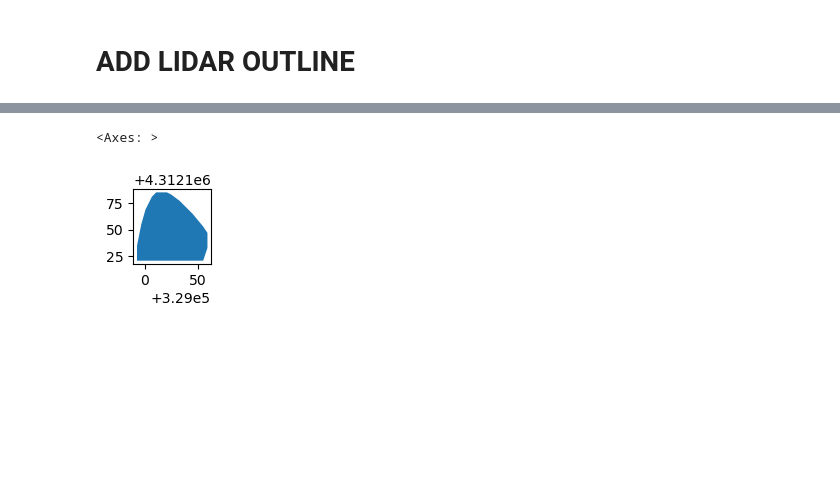
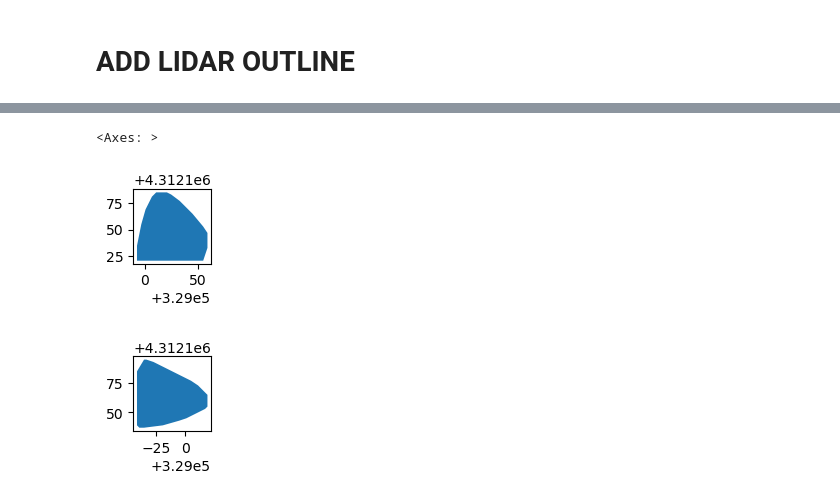
Before and after one commit to elischwat/sublimationofsnow, a Jupyter notebook: analysis/paper3/figure1_create.ipynb, the cells around one changed output, grey strips where cells are left out. Cells and saved outputs as stored; diff of their text form; code cells hidden in the pictures; blank space fills up the shorter version.

```diff
--- a/analysis/paper3/figure1_create.ipynb
+++ b/analysis/paper3/figure1_create.ipynb
@@ -73,42 +79,57 @@ l2_elevation_20230516_0000.tif  read_dsms.ipynb
 # %%
-lidar = rix.open_rasterio("lidar_data/l2_elevation_20230515_0000.tif")
+lidar_l2 = rix.open_rasterio("lidar_data/l2_elevation_20230515_0000.tif")
+lidar_l6 = rix.open_rasterio("lidar_data/l6_elevation_20230515_0000.tif")
 # %%
-src_raster = rix.open_rasterio('lidar_data/l2_elevation_20230515_0000.tif')
-src_raster = src_raster.sel(band=1).astype('float32').rio.reproject(
-    src_raster.rio.crs,
+src_raster = lidar_l2.sel(band=1).astype('float32').rio.reproject(
+    lidar_l2.rio.crs,
     resolution = (2,2)
 )
-src_raster.rio.to_raster('img.tif')
+src_raster.rio.to_raster('l2.tif')
+
+src_raster = lidar_l6.sel(band=1).astype('float32').rio.reproject(
+    lidar_l6.rio.crs,
+    resolution = (2,2)
+)
+src_raster.rio.to_raster('l6.tif')
 
 
 import rasterio
 from rasterio.features import shapes
 from shapely.geometry import shape
 
 from geopandas import GeoDataFrame
 from pandas import DataFrame
 
 
-with rasterio.open('img.tif') as src:
-    data = src.read(1, masked=True)
-
+with rasterio.open('l2.tif') as src:
+    data_l2 = src.read(1, masked=True)
     # Use a generator instead of a list
-    shape_gen = ((shape(s), v) for s, v in shapes(data, transform=src.transform))
-
-    # either build a pd.DataFrame
-    # df = DataFrame(shape_gen, columns=['geometry', 'class'])
-    # gdf = GeoDataFrame(df["class"], geometry=df.geometry, crs=src.crs)
-
+    shape_gen_l2 = ((shape(s), v) for s, v in shapes(data_l2, transform=src.transform))
     # or build a dict from unpacked shapes
-    gdf = GeoDataFrame(dict(zip(["geometry", "class"], zip(*shape_gen))), crs=src.crs)
+    gdf_l2 = GeoDataFrame(dict(zip(["geometry", "class"], zip(*shape_gen_l2))), crs=src.crs)
 
 # # Step 3: Perform a union on all geometries
-union_geometry = unary_union(gdf.geometry)
+union_geometry_l2 = unary_union(gdf_l2.geometry)
 # # Step 4: Extract the convex hull
-convex_hull = union_geometry.convex_hull
+convex_hull_l2 = union_geometry_l2.convex_hull
 
-lidar_outline_gdf = gpd.GeoDataFrame(geometry=[convex_hull])
-lidar_outline_gdf.plot(figsize=(1,1))
+with rasterio.open('l6.tif') as src:
+    data_l6 = src.read(1, masked=True)
+    # Use a generator instead of a list
+    shape_gen_l6 = ((shape(s), v) for s, v in shapes(data_l6, transform=src.transform))
+    # or build a dict from unpacked shapes
+    gdf_l6 = GeoDataFrame(dict(zip(["geometry", "class"], zip(*shape_gen_l6))), crs=src.crs)
+
+# # Step 3: Perform a union on all geometries
+union_geometry_l6 = unary_union(gdf_l6.geometry)
+# # Step 4: Extract the convex hull
+convex_hull_l6 = union_geometry_l6.convex_hull
+
+lidar_outline_gdf_l2 = gpd.GeoDataFrame(geometry=[convex_hull_l2])
+lidar_outline_gdf_l2.plot(figsize=(1,1))
+lidar_outline_gdf_l6 = gpd.GeoDataFrame(geometry=[convex_hull_l6])
+lidar_outline_gdf_l6.plot(figsize=(1,1))
 # %% [output]
 <Axes: >
 [figure]
+[figure, added]
```
Also changed, not shown: parts of 9 cells of this notebook.
